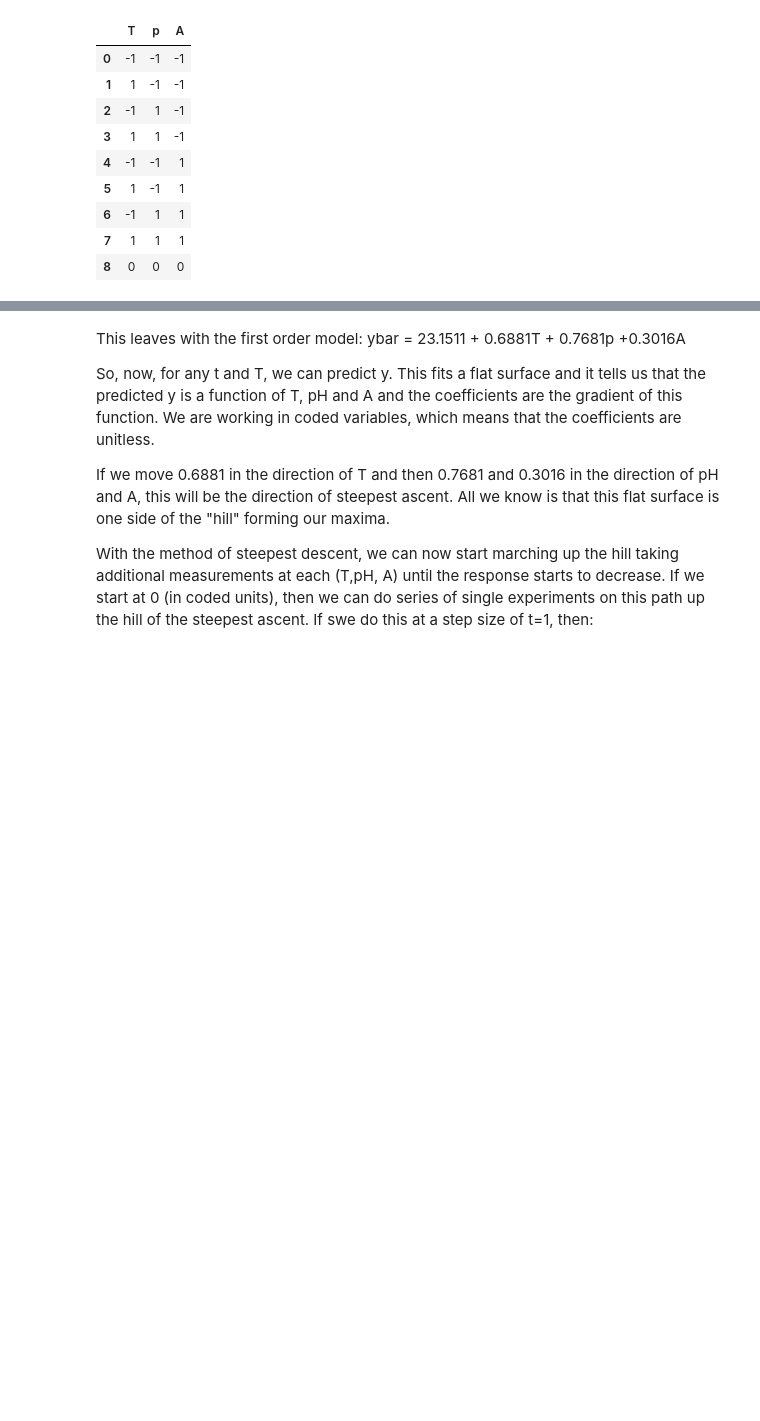
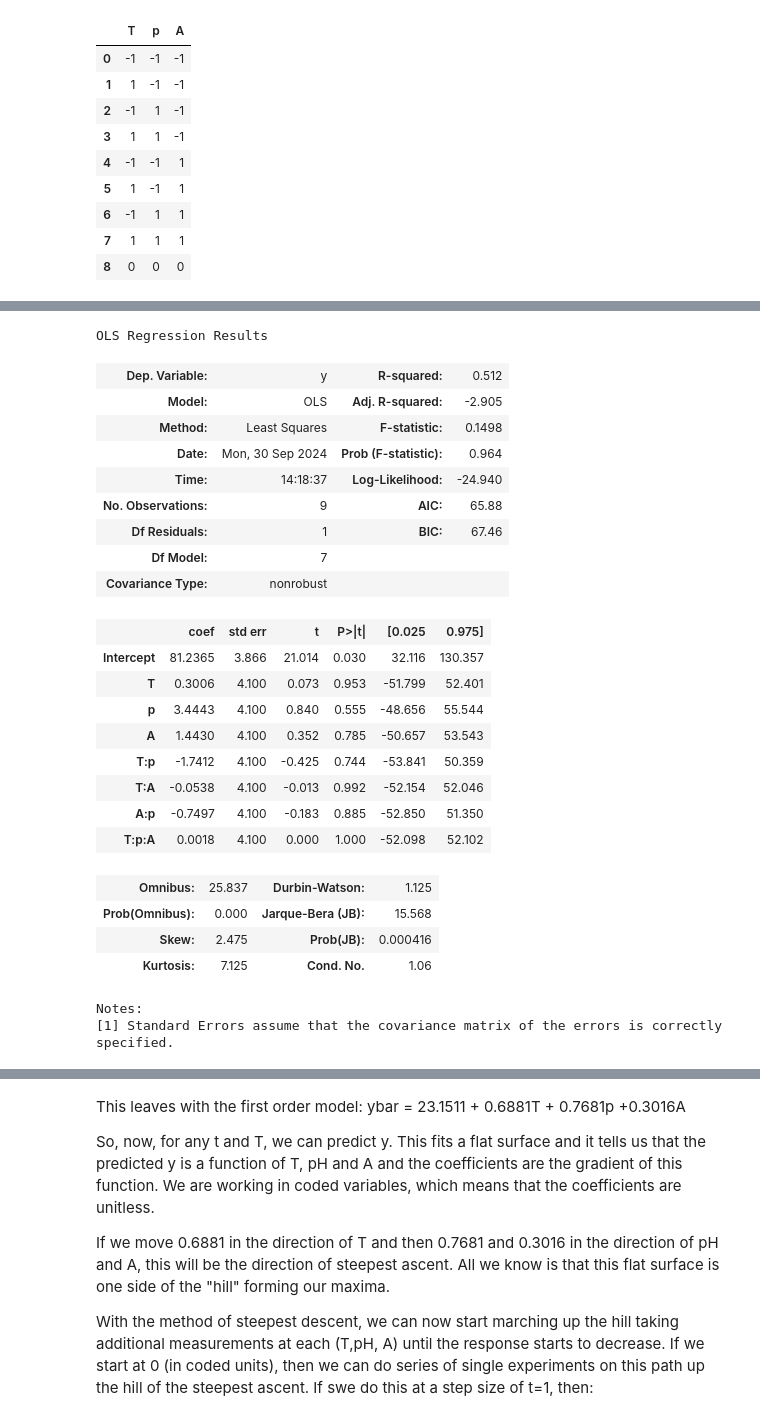
Before and after one commit to peterbmob/DHMVADoE, a Jupyter notebook: Excercises/resp.ipynb, the cells around one changed output, grey strips where cells are left out. Drawn from its saved outputs; the diff is of its cells as text; code cells hidden in the pictures; blank space fills up the shorter version.

```diff
--- a/Excercises/resp.ipynb
+++ b/Excercises/resp.ipynb
@@ -183,0 +184,35 @@ Index([7, 3, 6, 5, 8, 2, 1, 4, 0], dtype='int64')
+# %%
+y1 = results['y']
+xlabs=['T','p','A']
+x = results[xlabs]
+x = sm.add_constant(x)
+
+res1 = smf.ols(formula='y ~ T + p + A + T:p + T:A + A:p + T:p:A', data=results).fit()
+
+res1.summary()
+# %% [output]
+OLS Regression Results
+| Dep. Variable: | y | R-squared: | 0.512 |
+| Model: | OLS | Adj. R-squared: | -2.905 |
+| Method: | Least Squares | F-statistic: | 0.1498 |
+| Date: | Mon, 30 Sep 2024 | Prob (F-statistic): | 0.964 |
+| Time: | 14:18:37 | Log-Likelihood: | -24.940 |
+| No. Observations: | 9 | AIC: | 65.88 |
+| Df Residuals: | 1 | BIC: | 67.46 |
+| Df Model: | 7 |  |  |
+| Covariance Type: | nonrobust |  |  |
+|  | coef | std err | t | P>|t| | [0.025 | 0.975] |
+| Intercept | 81.2365 | 3.866 | 21.014 | 0.030 | 32.116 | 130.357 |
+| T | 0.3006 | 4.100 | 0.073 | 0.953 | -51.799 | 52.401 |
+| p | 3.4443 | 4.100 | 0.840 | 0.555 | -48.656 | 55.544 |
+| A | 1.4430 | 4.100 | 0.352 | 0.785 | -50.657 | 53.543 |
+| T:p | -1.7412 | 4.100 | -0.425 | 0.744 | -53.841 | 50.359 |
+| T:A | -0.0538 | 4.100 | -0.013 | 0.992 | -52.154 | 52.046 |
+| A:p | -0.7497 | 4.100 | -0.183 | 0.885 | -52.850 | 51.350 |
+| T:p:A | 0.0018 | 4.100 | 0.000 | 1.000 | -52.098 | 52.102 |
+| Omnibus: | 25.837 | Durbin-Watson: | 1.125 |
+| Prob(Omnibus): | 0.000 | Jarque-Bera (JB): | 15.568 |
+| Skew: | 2.475 | Prob(JB): | 0.000416 |
+| Kurtosis: | 7.125 | Cond. No. | 1.06 |
+Notes:
+[1] Standard Errors assume that the covariance matrix of the errors is correctly specified.
```
Also changed, not shown: parts of 18 cells of this notebook.
